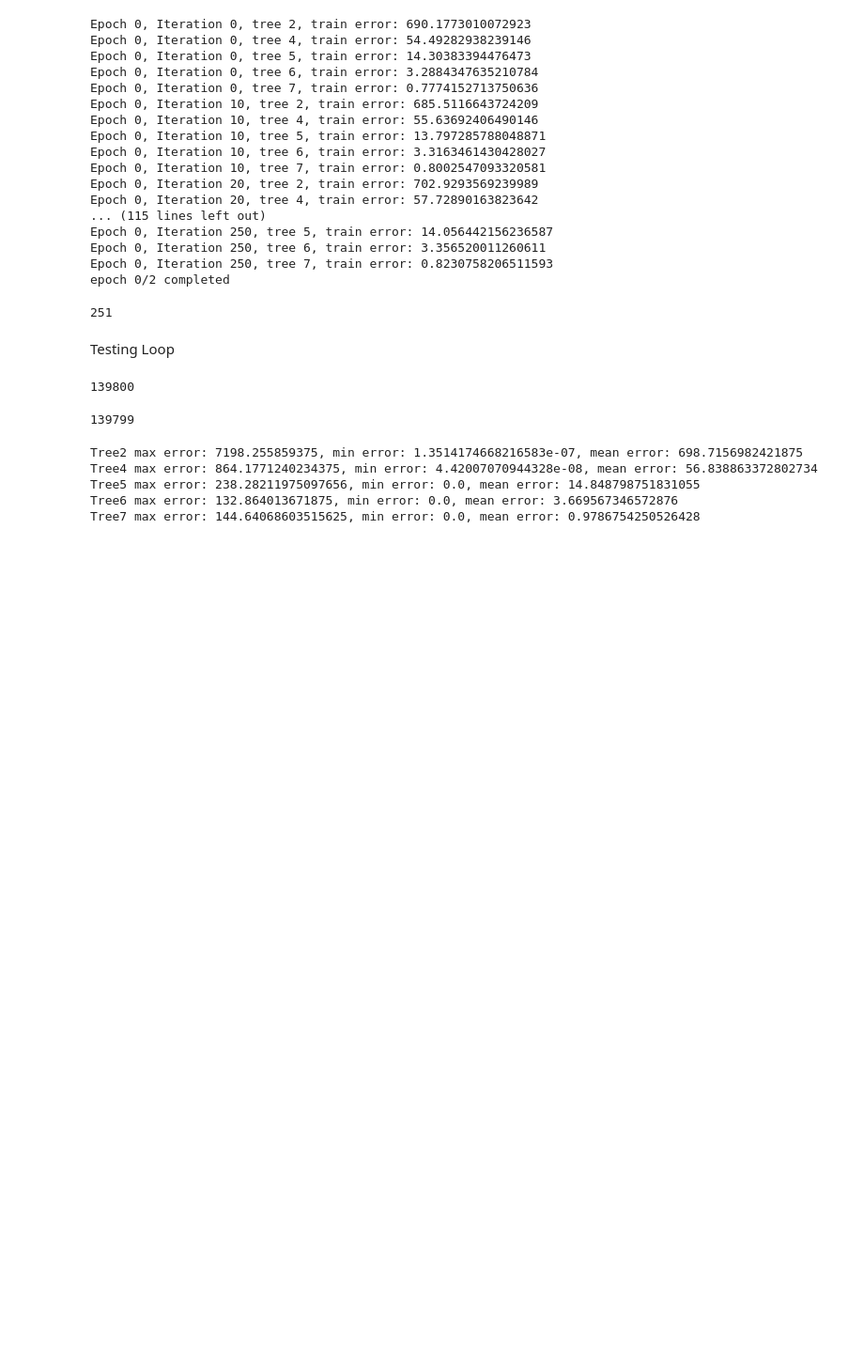
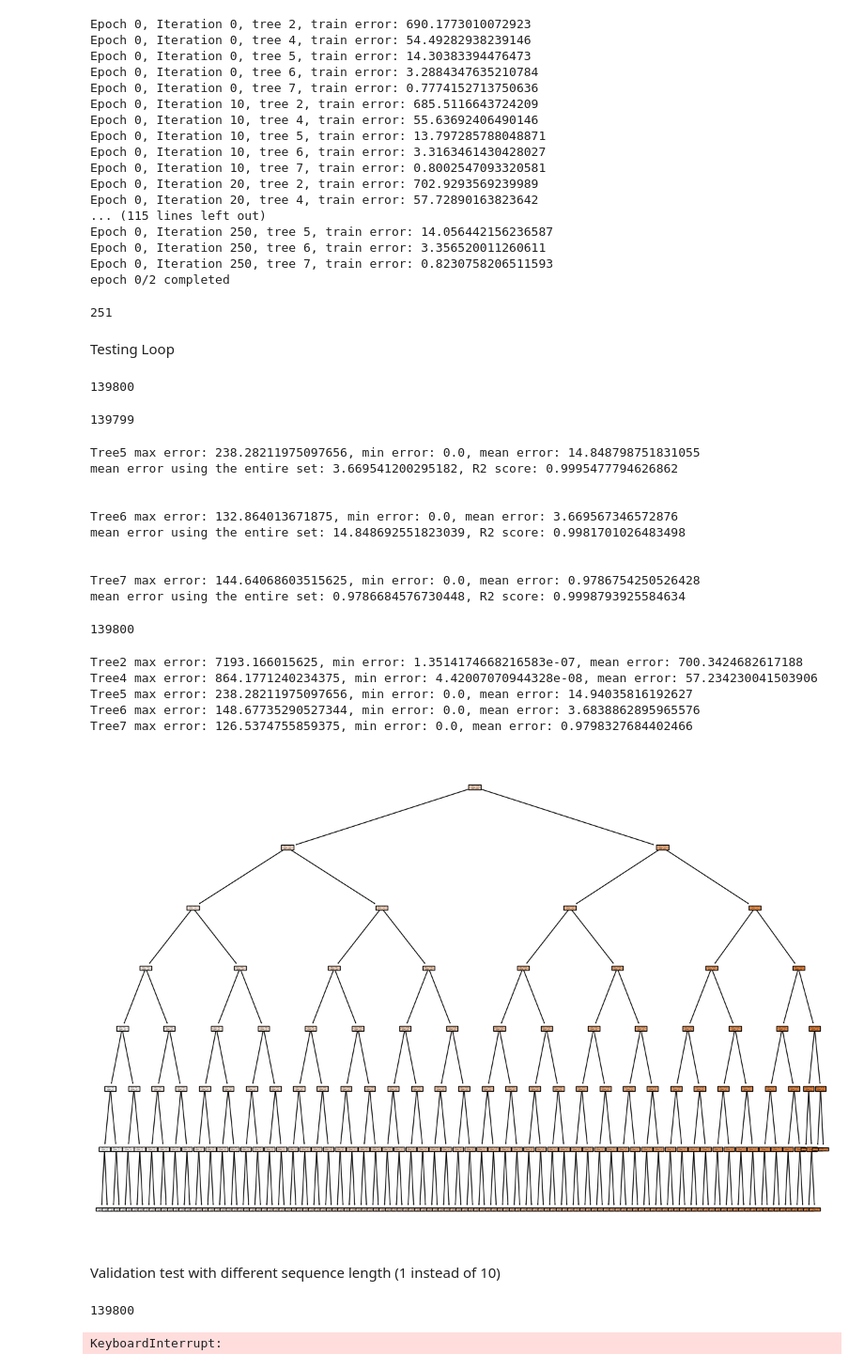
Before and after one commit to Sasopsy/BITS-F464-TimeSeries, a Jupyter notebook: regression_tree.ipynb, the cells around one changed output. Shown at 94% size. Drawn from its saved outputs; the diff is of its cells as text; code cells hidden in the pictures; blank space fills up the shorter version.

Commit message:
added R2 in the test set metrics

```diff
--- a/regression_tree.ipynb
+++ b/regression_tree.ipynb
@@ -157,12 +166,29 @@ i
 # %%
-print(f'Tree2 max error: {torch.max(errs2)}, min error: {torch.min(errs2)}, mean error: {torch.sum(errs2)/i}')
-print(f'Tree4 max error: {torch.max(errs4)}, min error: {torch.min(errs4)}, mean error: {torch.sum(errs4)/i}')
+# print(f'Tree2 max error: {torch.max(errs2)}, min error: {torch.min(errs2)}, mean error: {torch.sum(errs2)/i}')
+# print(f'Tree4 max error: {torch.max(errs4)}, min error: {torch.min(errs4)}, mean error: {torch.sum(errs4)/i}')
 print(f'Tree5 max error: {torch.max(errs5)}, min error: {torch.min(errs5)}, mean error: {torch.sum(errs5)/i}')
+print(f'mean error using the entire set: {mean_squared_error(Y, preds5)}, R2 score: {r2_score(Y,preds5)}')
+print('\n')
 print(f'Tree6 max error: {torch.max(errs6)}, min error: {torch.min(errs6)}, mean error: {torch.sum(errs6)/i}')
+print(f'mean error using the entire set: {mean_squared_error(Y, preds6)}, R2 score: {r2_score(Y,preds6)}')
+print('\n')
 print(f'Tree7 max error: {torch.max(errs7)}, min error: {torch.min(errs7)}, mean error: {torch.sum(errs7)/i}')
+print(f'mean error using the entire set: {mean_squared_error(Y, preds7)}, R2 score: {r2_score(Y,preds7)}')
 # %% [output]
-Tree2 max error: 7198.255859375, min error: 1.3514174668216583e-07, mean error: 698.7156982421875
-Tree4 max error: 864.1771240234375, min error: 4.42007070944328e-08, mean error: 56.838863372802734
 Tree5 max error: 238.28211975097656, min error: 0.0, mean error: 14.848798751831055
+mean error using the entire set: 3.669541200295182, R2 score: 0.9995477794626862
+
+
 Tree6 max error: 132.864013671875, min error: 0.0, mean error: 3.669567346572876
+mean error using the entire set: 14.848692551823039, R2 score: 0.9981701026483498
+
+
 Tree7 max error: 144.64068603515625, min error: 0.0, mean error: 0.9786754250526428
+mean error using the entire set: 0.9786684576730448, R2 score: 0.9998793925584634
+# %%
+valid = pd.read_csv("data/val_delhi_aqi.csv")
+validation_data = TimeSeriesDataset(valid,sequence_size)
+validation_dataloader = DataLoader(dataset=validation_data, batch_size=1,shuffle=False, num_workers=3)
+len(validation_data)
+# %% [output]
+139800
@@ -168,0 +219,52 @@ Tree7 max error: 144.64068603515625, min error: 0.0, mean error: 0.9786754250526
+# %%
+print(f'Tree2 max error: {torch.max(errs2)}, min error: {torch.min(errs2)}, mean error: {torch.sum(errs2)/i}')
+print(f'Tree4 max error: {torch.max(errs4)}, min error: {torch.min(errs4)}, mean error: {torch.sum(errs4)/i}')
+print(f'Tree5 max error: {torch.max(errs5)}, min error: {torch.min(errs5)}, mean error: {torch.sum(errs5)/i}')
+print(f'Tree6 max error: {torch.max(errs6)}, min error: {torch.min(errs6)}, mean error: {torch.sum(errs6)/i}')
+print(f'Tree7 max error: {torch.max(errs7)}, min error: {torch.min(errs7)}, mean error: {torch.sum(errs7)/i}')
+# %% [output]
+Tree2 max error: 7193.166015625, min error: 1.3514174668216583e-07, mean error: 700.3424682617188
+Tree4 max error: 864.1771240234375, min error: 4.42007070944328e-08, mean error: 57.234230041503906
+Tree5 max error: 238.28211975097656, min error: 0.0, mean error: 14.94035816192627
+Tree6 max error: 148.67735290527344, min error: 0.0, mean error: 3.6838862895965576
+Tree7 max error: 126.5374755859375, min error: 0.0, mean error: 0.9798327684402466
+# %%
+plt.figure(figsize=(15, 10))
+plot_tree(tree7, filled=True)
+plt.show()
+# %% [output]
+[figure, added]
+# %% [markdown]
+Validation test with different sequence length (1 instead of 10)
+# %%
+validation_data = TimeSeriesDataset(valid,10)
+validation_dataloader = DataLoader(dataset=validation_data, batch_size=1,shuffle=False, num_workers=3)
+len(validation_data)
+# %% [output]
+139800
+# %%
+#calc error
+errs2 = torch.empty((len(test_data),1))
+errs4 = torch.empty((len(test_data),1))
+errs5 = torch.empty((len(test_data),1))
+errs6 = torch.empty((len(test_data),1))
+errs7 = torch.empty((len(test_data),1))
+
+for i, (x,y) in enumerate(validation_dataloader):
+    ypred6 = tree6.predict(x)
+    ypred5 = tree5.predict(x)
+    ypred7 = tree7.predict(x)
+    ypred4 = tree4.predict(x)
+    ypred2 = tree2.predict(x)
+    err6 = mean_squared_error(y,ypred6)
+    err7 = mean_squared_error(y,ypred7)
+    err2 = mean_squared_error(y,ypred2)
+    err4 = mean_squared_error(y,ypred4)
+    err5 = mean_squared_error(y,ypred5)
+    errs2[i] = err2
+    errs4[i] = err4
+    errs5[i] = err5
+    errs6[i] = err6
+    errs7[i] = err7
+# %% [output]
+KeyboardInterrupt:
```
Also changed, not shown: parts of 4 cells of this notebook.
